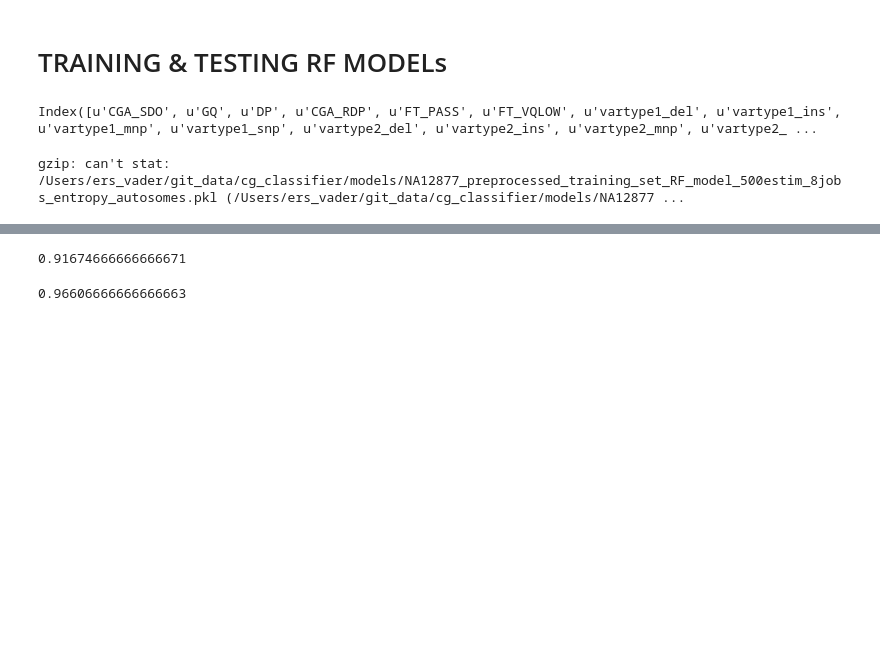
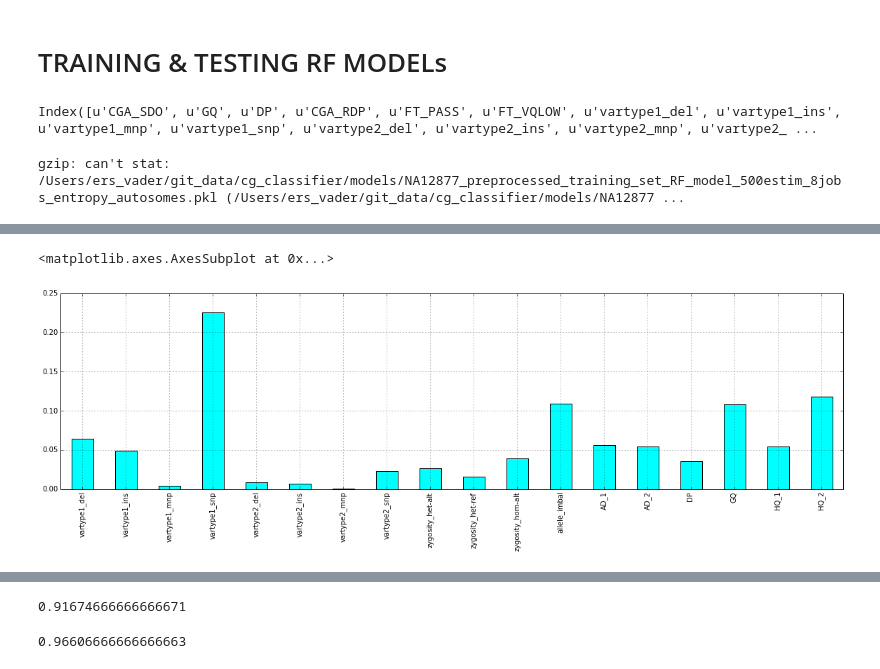
Before and after one commit to Schork-Lab/cg-classifier, a Jupyter notebook: ipynb/cg_RF_NA12877.ipynb, the cells around one changed output, grey strips where cells are left out. Saved outputs shown, nothing was run; the diff lists cells and outputs as text; code cells hidden in the pictures; blank space fills up the shorter version.

```diff
--- a/ipynb/cg_RF_NA12877.ipynb
+++ b/ipynb/cg_RF_NA12877.ipynb
@@ -273,3 +293,6 @@ del training_set['truth']
+# %%
+training_truth = training_set[['truth']]
+del training_set['truth']
 # %% [markdown]
 ### Small Random Sample of Autosome Variants in Training Data
 # %%
@@ -394,16 +432,35 @@ Index([u'CGA_SDO', u'GQ', u'DP', u'CGA_RDP', u'FT_PASS', u'FT_VQLOW', u'vartype1
 ## Standardization & Centering Testing and Training Data
 # %%
 from sklearn import preprocessing
-numeric_cols = ['HQ_1', 'HQ_2', 'EHQ_1', 'EHQ_2', 'CGA_CEHQ_1', 'CGA_CEHQ_2', 'AD_1', 'AD_2', 'CGA_SDO', 'GQ', 'DP', 'CGA_RDP']
+numeric_cols = ['HQ_1', 'HQ_2', 'EHQ_1', 'EHQ_2', 'CGA_CEHQ_1', 'CGA_CEHQ_2', 'AD_1', 'AD_2', 'CGA_SDO', 'GQ', 'DP', 'CGA_RDP', 'allele_imbal']
 training_set_random_scaled = training_set_random.copy()
 training_set_random_scaled = training_set_random_scaled[numeric_cols]
 
 scaler = preprocessing.StandardScaler().fit(training_set_random_scaled)
 training_set_random_scaled = pd.DataFrame( scaler.transform(training_set_random_scaled) )
-
 training_set_random_scaled.columns = numeric_cols
 training_set_random_scaled.index = training_set_random.index
+
+
 
 non_numeric_cols = [c for c in training_set_random.columns if c not in numeric_cols]
 
 training_set_random_scaled = training_set_random_scaled.join(training_set_random[non_numeric_cols])
+
+
+
+
+#TRAINING SET 2
+training_set_random_scaled2 = training_set_random2.copy()
+training_set_random_scaled2 = training_set_random_scaled2[numeric_cols]
+
+
+training_set_random_scaled2 = pd.DataFrame( scaler.transform(training_set_random_scaled2) )
+training_set_random_scaled2.columns = numeric_cols
+training_set_random_scaled2.index = training_set_random2.index
+
+
+
+non_numeric_cols = [c for c in training_set_random2.columns if c not in numeric_cols]
+
+training_set_random_scaled2 = training_set_random_scaled2.join(training_set_random2[non_numeric_cols])
@@ -648,8 +688,11 @@ clf = RandomForestClassifier(n_estimators=500,n_jobs=12, oob_score=True, criteri
 training_set_random.columns
 # %% [output]
 Index([u'CGA_SDO', u'GQ', u'DP', u'CGA_RDP', u'FT_PASS', u'FT_VQLOW', u'vartype1_del', u'vartype1_ins', u'vartype1_mnp', u'vartype1_snp', u'vartype2_del', u'vartype2_ins', u'vartype2_mnp', u'vartype2_ ...
-# %%
-clf1 = clf.fit(training_set_random, training_truth_random)  #About 10 minutes with 8 jobs
+# %%
+simple_features = [i for i in training_set_random_scaled.columns if 'vartype' in i or 'zygosity' in i]
+simple_features.extend(['allele_imbal', 'AD_1', 'AD_2', 'DP', 'GQ', 'HQ_1', 'HQ_2'])  #'CGA_SDO', 'CGA_RPT',
+
+clf1 = clf.fit(training_set_random_scaled[simple_features], training_truth_random)  #About 10 minutes with 8 jobs
 # %%
 import cPickle
 #cPickle.dump(clf1, open('/gpfs/home/erscott/Datasets_raw/PlatinumGenomes/NA12877/NA12877_phasing/NA12877_preprocessed_training_set_RF_model_500estim_8jobs_entropy_autosomes.pkl','w'))
@@ -682,0 +748,7 @@ zip(training_set_random.columns, clf1.feature_importances_)
+# %%
+rf_train_scaled_coeff = pd.Series(clf1.feature_importances_)
+rf_train_scaled_coeff.index = simple_features
+rf_train_scaled_coeff.plot(kind='bar', figsize = (20,5), color='cyan')
+# %% [output]
+<matplotlib.axes.AxesSubplot at 0x...>
+[figure, added]
```
Also changed, not shown: parts of 21 cells of this notebook, 4 other files.
